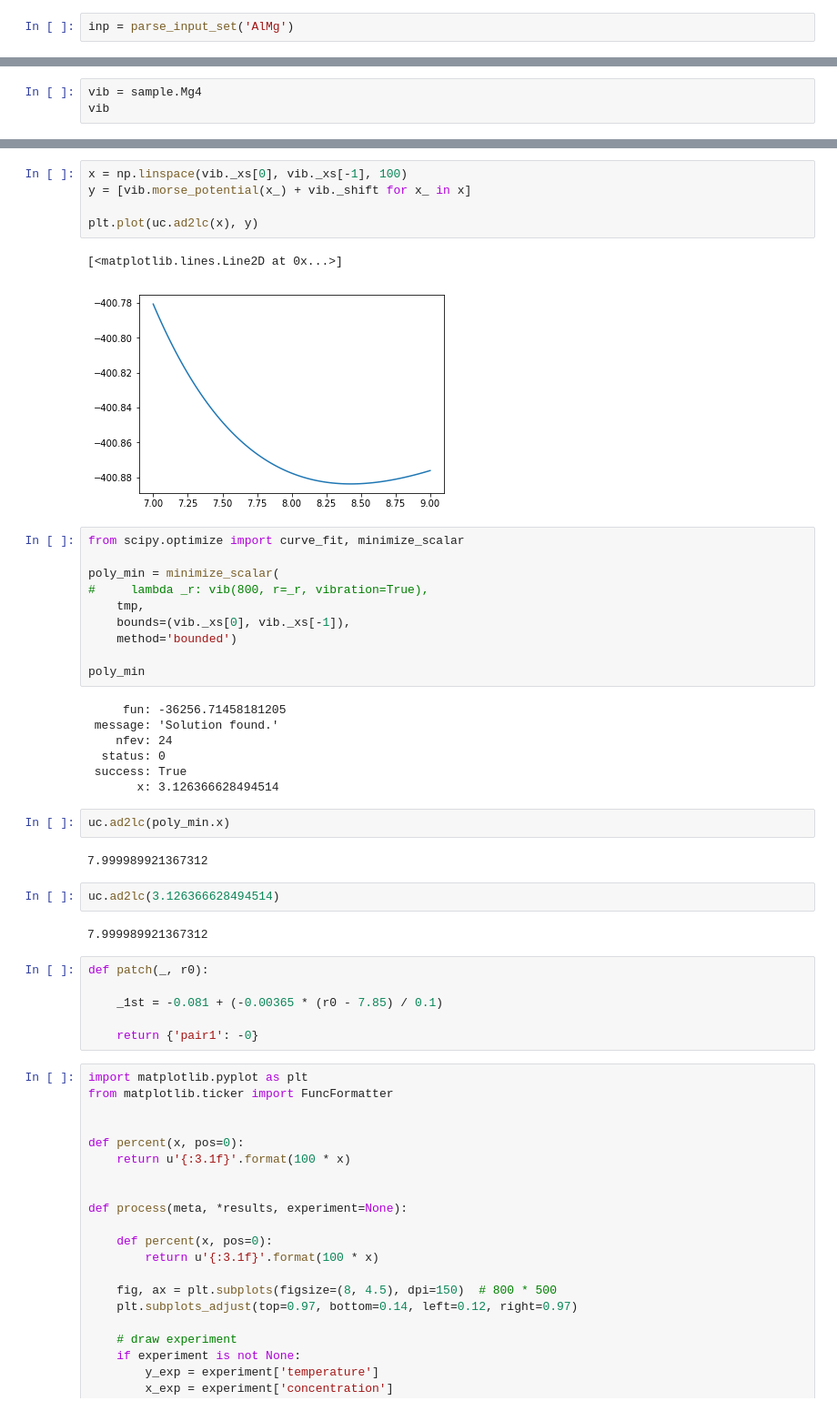
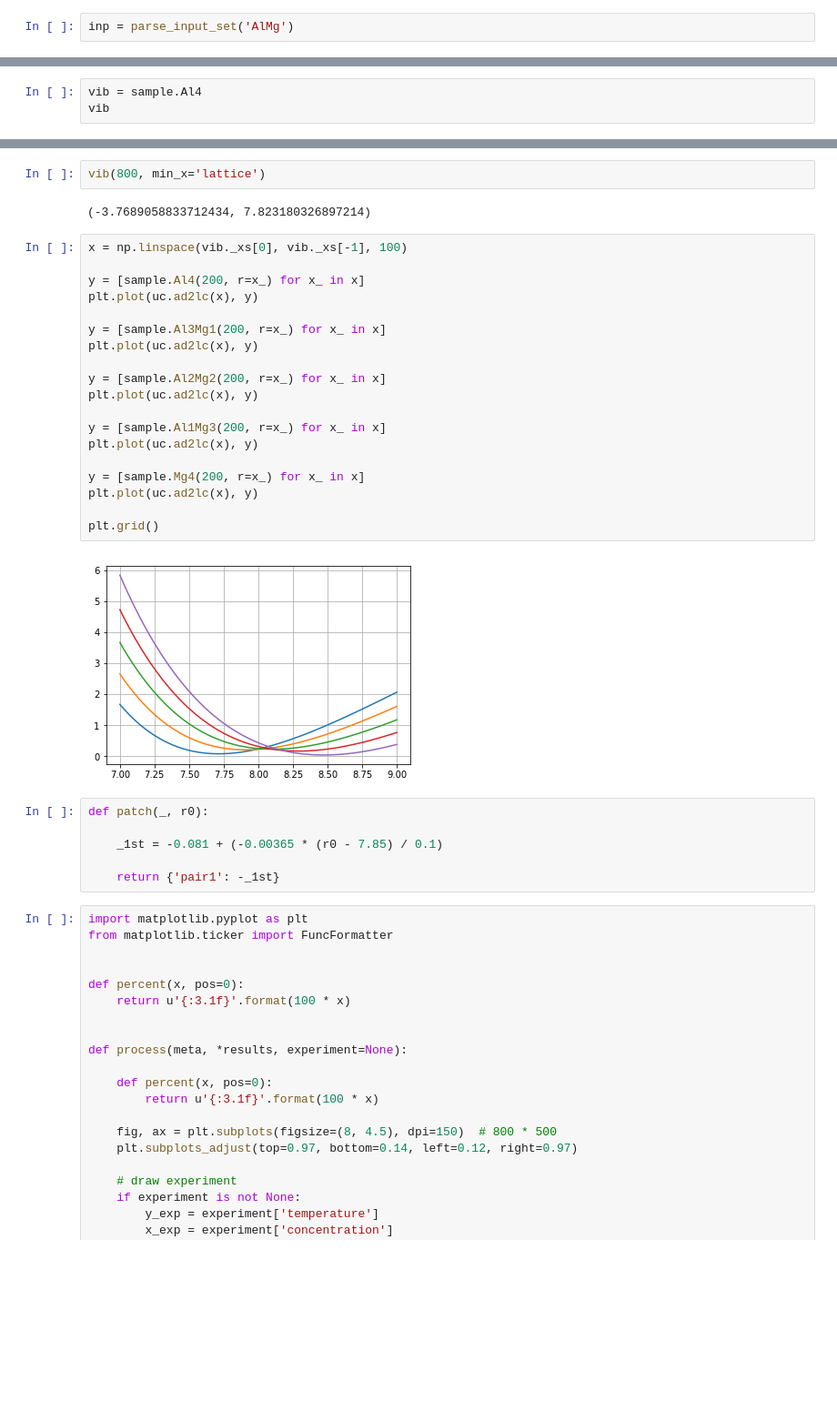
Before and after one commit to TsumiNa/CVM, a Jupyter notebook: samples/tetrahedron.ipynb, the cells around one changed output, grey strips where cells are left out. Shown at 91% size. Saved outputs shown, nothing was run; the diff lists cells and outputs as text; blank space fills up the shorter version.

```diff
--- a/samples/tetrahedron.ipynb
+++ b/samples/tetrahedron.ipynb
@@ -90,4 +76,4 @@ vib.r_0
 # %%
-vib = sample.Mg4
+vib = sample.Al4
 vib
 # %% [output]
@@ -111,42 +87,34 @@ tmp = lambda _r: vib(700, r=_r, vibration=True)
-# %%
-x = np.linspace(vib._xs[0], vib._xs[-1], 100)
-y = [vib.morse_potential(x_) + vib._shift for x_ in x]
-
-plt.plot(uc.ad2lc(x), y)
-# %% [output]
-[<matplotlib.lines.Line2D at 0x...>]
-[figure, removed]
-# %%
-from scipy.optimize import curve_fit, minimize_scalar
-
-poly_min = minimize_scalar(
-#     lambda _r: vib(800, r=_r, vibration=True),
-    tmp,
-    bounds=(vib._xs[0], vib._xs[-1]),
-    method='bounded')
-
-poly_min
-# %% [output]
-     fun: -36256.71458181205
- message: 'Solution found.'
-    nfev: 24
-  status: 0
- success: True
-       x: 3.126366628494514
-# %%
-uc.ad2lc(poly_min.x)
-# %% [output]
-7.999989921367312
-# %%
-uc.ad2lc(3.126366628494514)
-# %% [output]
-7.999989921367312
+# %%
+vib(800, min_x='lattice')
+# %% [output]
+(-3.7689058833712434, 7.823180326897214)
+# %%
+x = np.linspace(vib._xs[0], vib._xs[-1], 100)
+
+y = [sample.Al4(200, r=x_) for x_ in x]
+plt.plot(uc.ad2lc(x), y)
+
+y = [sample.Al3Mg1(200, r=x_) for x_ in x]
+plt.plot(uc.ad2lc(x), y)
+
+y = [sample.Al2Mg2(200, r=x_) for x_ in x]
+plt.plot(uc.ad2lc(x), y)
+
+y = [sample.Al1Mg3(200, r=x_) for x_ in x]
+plt.plot(uc.ad2lc(x), y)
+
+y = [sample.Mg4(200, r=x_) for x_ in x]
+plt.plot(uc.ad2lc(x), y)
+
+plt.grid()
+# %% [output]
+[figure, added]
 # %%
 def patch(_, r0):
 
     _1st = -0.081 + (-0.00365 * (r0 - 7.85) / 0.1)
 
-    return {'pair1': -0}
+    return {'pair1': -_1st}
 # %%
 import matplotlib.pyplot as plt
 from matplotlib.ticker import FuncFormatter
```
Also changed, not shown: parts of 15 cells of this notebook, 13 other files.
